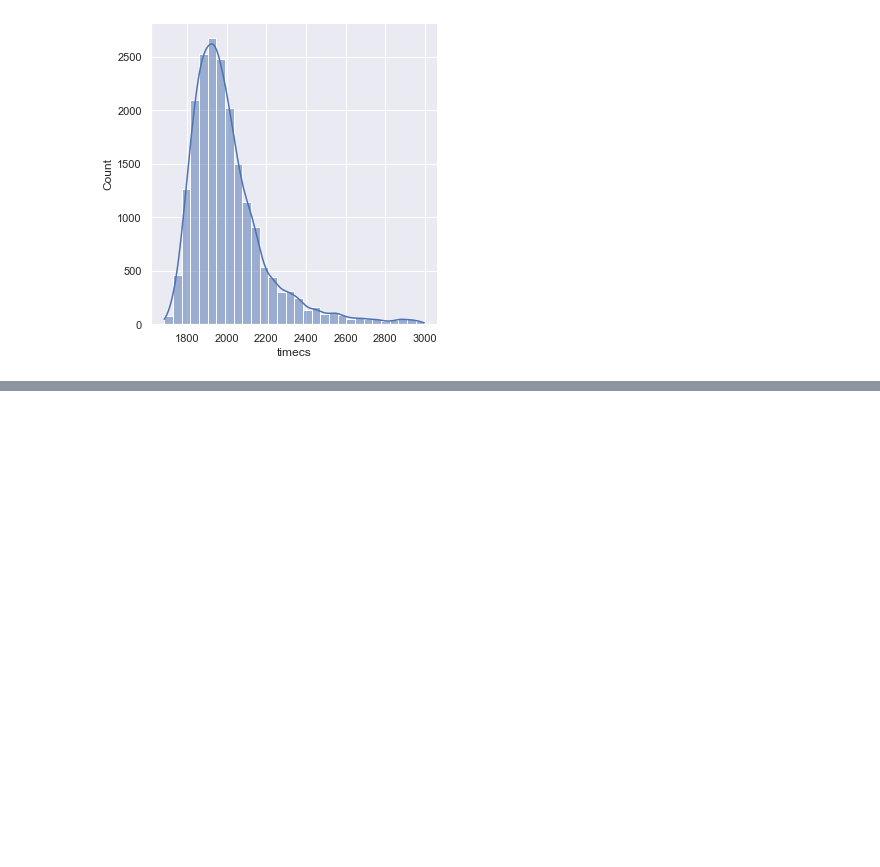
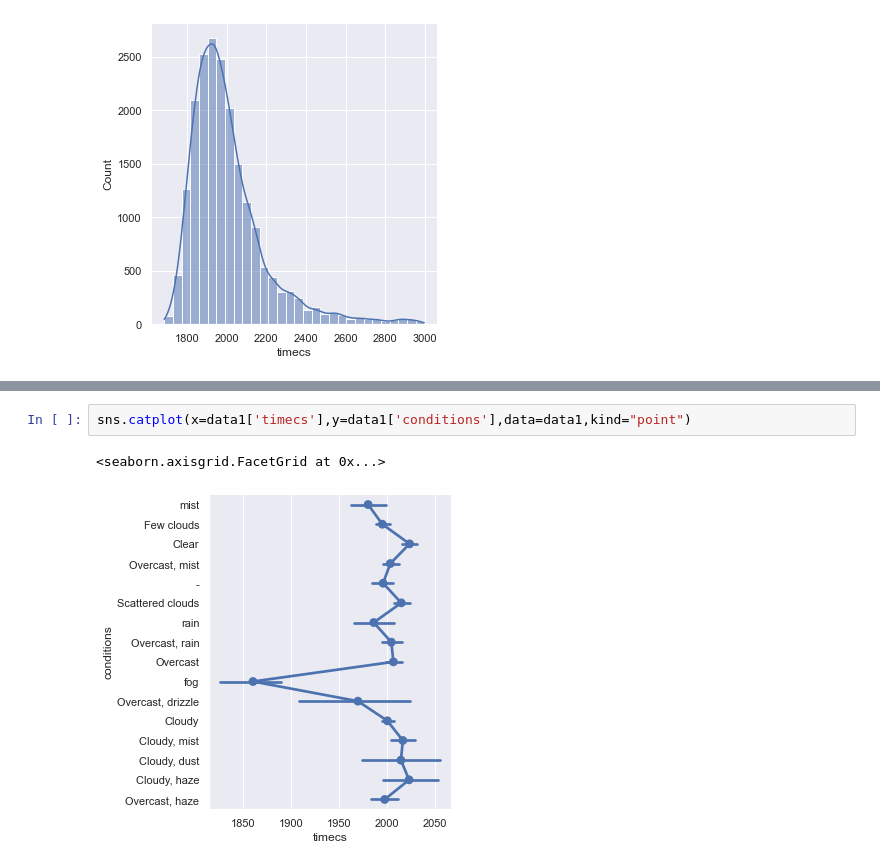
Before and after one commit to Trouvaille0198/Jupyter, a Jupyter notebook: Projects/MetroProject/demo.ipynb, the cells around one changed output, grey strips where cells are left out. Cells and saved outputs as stored; diff of their text form; blank space fills up the shorter version.

```diff
--- a/Projects/MetroProject/demo.ipynb
+++ b/Projects/MetroProject/demo.ipynb
@@ -22,0 +32,5 @@ sns.displot(x=data1['timecs'],data=data1,bins=30,kde=True)
+# %%
+sns.catplot(x=data1['timecs'],y=data1['conditions'],data=data1,kind="point")
+# %% [output]
+<seaborn.axisgrid.FacetGrid at 0x...>
+[figure, added]
```
Also changed, not shown: parts of 10 cells of this notebook, 1 other file.
